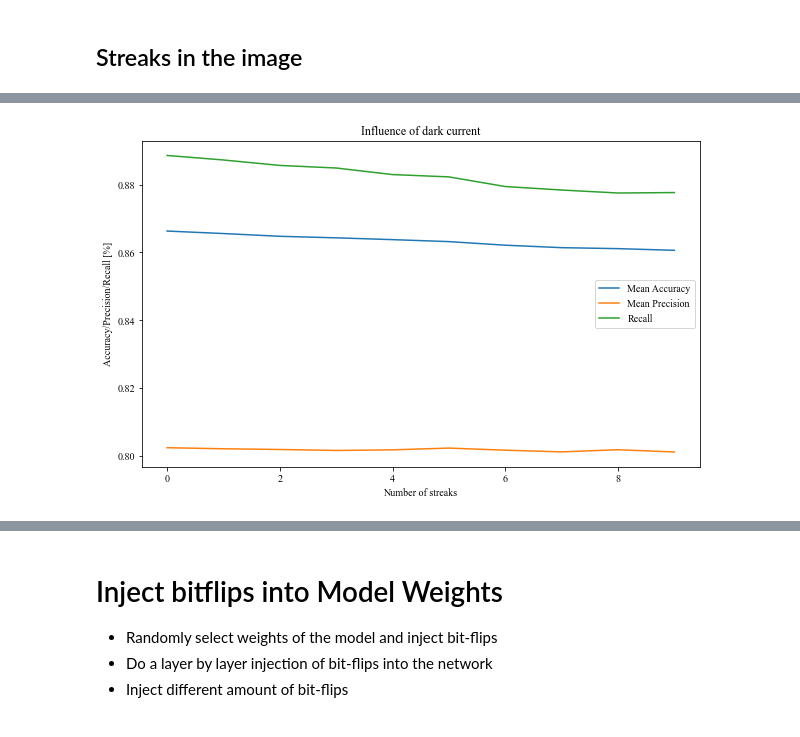
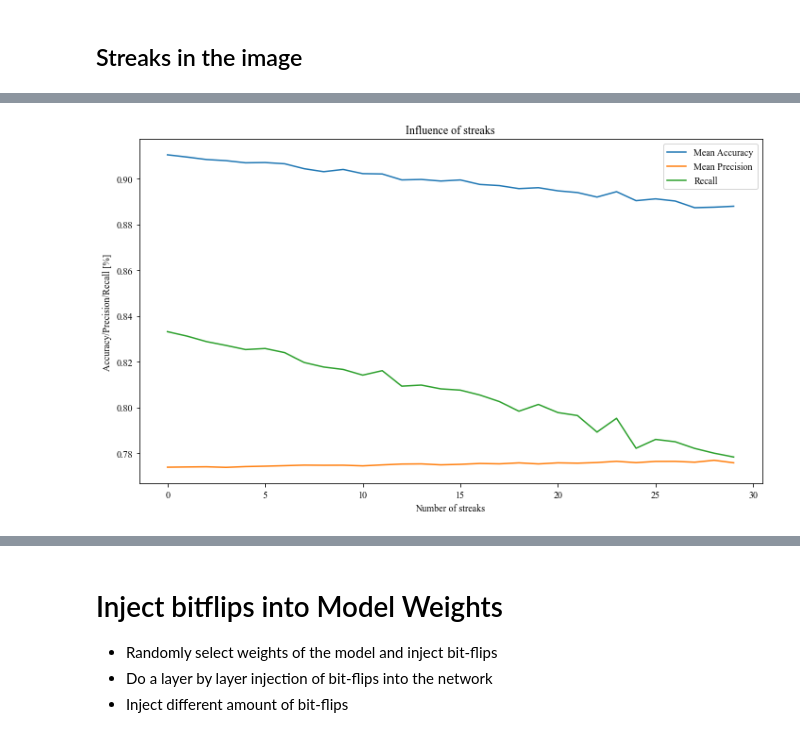
Before and after one commit to langekevin/mlspace_robustness, a Jupyter notebook: fault_injection.ipynb, the cells around one changed output, grey strips where cells are left out. Saved outputs shown, nothing was run; the diff lists cells and outputs as text; code cells hidden in the pictures.

```diff
--- a/fault_injection.ipynb
+++ b/fault_injection.ipynb
@@ -553,15 +463,17 @@ plt.show()
 # %%
-df = pd.read_csv("streaks.csv", sep=",")
+df = pd.read_csv("experiment_results/streaks.csv", sep=",")
 df = df[['nbstreaks','accuracy','precision','recall']].groupby('nbstreaks').mean().reset_index()
 
 plt.figure(figsize=(10, 6))
 plt.plot(df['accuracy'], label='Mean Accuracy')
 plt.plot(df['precision'], label='Mean Precision')
 plt.plot(df['recall'], label='Recall')
-plt.title("Influence of dark current")
+plt.title("Influence of streaks")
 plt.xlabel("Number of streaks")
 plt.ylabel("Accuracy/Precision/Recall [%]")
 plt.legend()
+plt.tight_layout()
+plt.savefig("assets/streaks.pdf", dpi=600)
 plt.show()
 # %% [output]
-[figure, old version]
+[figure, new version]
```
Also changed, not shown: parts of 51 cells of this notebook.
